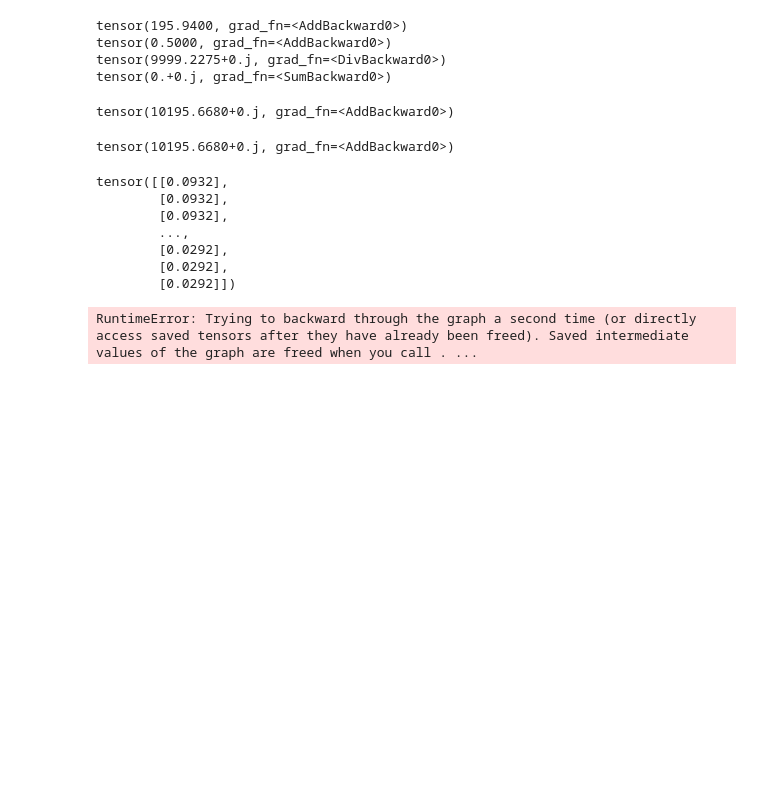
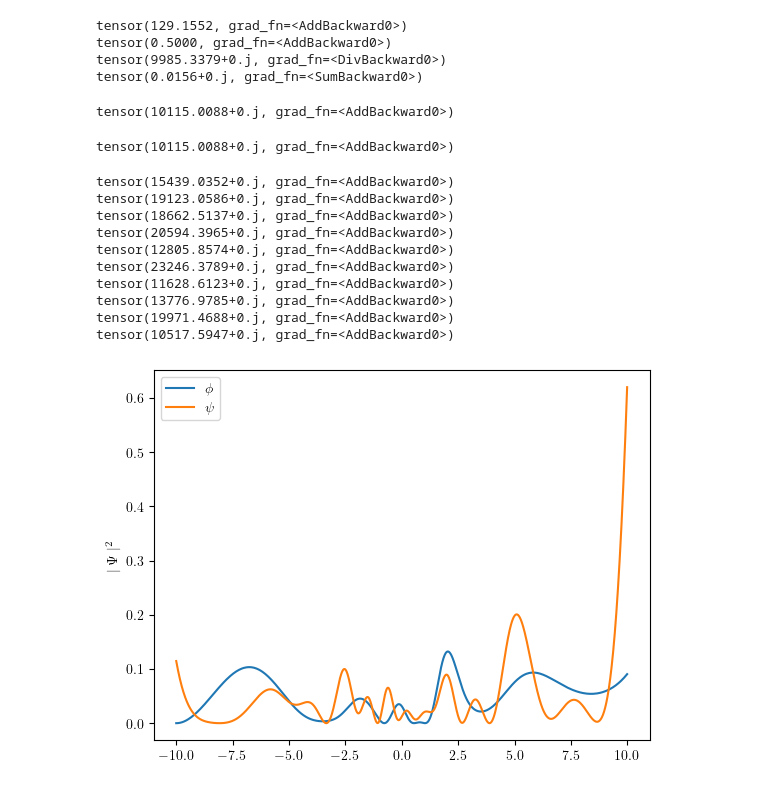
Before and after one commit to chrisculver/WessZumino, a Jupyter notebook: ML/wess_zumino.ipynb, the cells around one changed output. Drawn from its saved outputs; the diff is of its cells as text; code cells hidden in the pictures; blank space fills up the shorter version.

```diff
--- a/ML/wess_zumino.ipynb
+++ b/ML/wess_zumino.ipynb
@@ -167,32 +150,32 @@ def fermion_potential_energy(fermion_wf, boson_wf, inputs, delta, potential_prim
 # %%
 print(bosonic_kinetic_energy(phi, x, delta))
-print(boson_potential_energy(phi, x, delta, linear_potential))
+print(boson_potential_energy(phi, x, delta))
 print(fermion_kinetic_energy(psi, x, delta))
-print(fermion_potential_energy(psi, phi, x, delta, linear_potential_prime))
+print(fermion_potential_energy(psi, phi, x, delta))
 # %% [output]
-tensor(195.9400, grad_fn=<AddBackward0>)
+tensor(129.1552, grad_fn=<AddBackward0>)
 tensor(0.5000, grad_fn=<AddBackward0>)
-tensor(9999.2275+0.j, grad_fn=<DivBackward0>)
-tensor(0.+0.j, grad_fn=<SumBackward0>)
+tensor(9985.3379+0.j, grad_fn=<DivBackward0>)
+tensor(0.0156+0.j, grad_fn=<SumBackward0>)
 # %%
 print(bosonic_kinetic_energy(phi, x, delta) \
-    + boson_potential_energy(phi, x, delta, linear_potential) \
+    + boson_potential_energy(phi, x, delta) \
     + fermion_kinetic_energy(psi, x, delta) \
-    + fermion_potential_energy(psi, phi, x, delta, linear_potential_prime))
+    + fermion_potential_energy(psi, phi, x, delta))
 # %% [output]
-tensor(10195.6680+0.j, grad_fn=<AddBackward0>)
+tensor(10115.0088+0.j, grad_fn=<AddBackward0>)
 # %%
-def total_energy(boson_wf, fermion_wf, inputs, delta, potential, potential_prime):
+def total_energy(boson_wf, fermion_wf, inputs, delta):
     bosonKE = bosonic_kinetic_energy(boson_wf, inputs, delta)
-    bosonPE = boson_potential_energy(boson_wf, inputs, delta, potential)
+    bosonPE = boson_potential_energy(boson_wf, inputs, delta)
     fermionKE = fermion_kinetic_energy(fermion_wf, inputs, delta)
-    fermionPE = fermion_potential_energy(fermion_wf, boson_wf, inputs, delta, potential_prime)
+    fermionPE = fermion_potential_energy(fermion_wf, boson_wf, inputs, delta)
 
     return bosonKE + bosonPE + fermionKE + fermionPE
 # %%
-total_energy(phi, psi, x, delta, linear_potential, linear_potential_prime)
+total_energy(phi, psi, x, delta)
 # %% [output]
-tensor(10195.6680+0.j, grad_fn=<AddBackward0>)
+tensor(10115.0088+0.j, grad_fn=<AddBackward0>)
 # %%
 bosonOptimizer = torch.optim.Adam(phi.parameters(), lr=0.0001)
 fermionOptimizer = torch.optim.Adam(psi.parameters(), lr=0.0001)
@@ -201,26 +184,40 @@ bosonOptimizer.zero_grad()
 fermionOptimizer.zero_grad()
 
 # cant go up to 10000?
-for i in range(100):
+for i in range(1000):
     phi.update_norm(x)
     psi.update_norm(x)
 
-    energy=total_energy(phi,psi,x,delta,linear_potential,linear_potential_prime) # this is the loss!
+    energy=total_energy(phi,psi,x,delta) # this is the loss!
     energy.backward()
 
-    bosonOptimizer.step()
-    fermionOptimizer.step()
-    bosonOptimizer.zero_grad()
-    fermionOptimizer.zero_grad()
+    if i%2==0:
+        bosonOptimizer.step()
+        bosonOptimizer.zero_grad()
+    else:
+        fermionOptimizer.step()
+        fermionOptimizer.zero_grad()
 
-    if i%1==0:
+    if i%100==0:
         print(energy)
 # %% [output]
-tensor([[0.0932],
-        [0.0932],
-        [0.0932],
-        ...,
-        [0.0292],
-        [0.0292],
-        [0.0292]])
+tensor(15439.0352+0.j, grad_fn=<AddBackward0>)
+tensor(19123.0586+0.j, grad_fn=<AddBackward0>)
+tensor(18662.5137+0.j, grad_fn=<AddBackward0>)
+tensor(20594.3965+0.j, grad_fn=<AddBackward0>)
+tensor(12805.8574+0.j, grad_fn=<AddBackward0>)
+tensor(23246.3789+0.j, grad_fn=<AddBackward0>)
+tensor(11628.6123+0.j, grad_fn=<AddBackward0>)
+tensor(13776.9785+0.j, grad_fn=<AddBackward0>)
+tensor(19971.4688+0.j, grad_fn=<AddBackward0>)
+tensor(10517.5947+0.j, grad_fn=<AddBackward0>)
-RuntimeError: Trying to backward through the graph a second time (or directly access saved tensors after they have already been freed). Saved intermediate values of the graph are freed when you call . ...
+# %%
+phi_y = phi(x)
+psi_y = psi(x)
+plt.plot(x.detach().numpy(), (phi_y**2).detach().numpy(), label=r'$\phi$')
+plt.plot(x.detach().numpy(), (psi_y.conj()*psi_y).detach().numpy(), label=r'$\psi$')
+plt.ylabel(r'$\mid\Psi\mid^2$')
+plt.legend()
+plt.show()
+# %% [output]
+[figure, added]
```
Also changed, not shown: parts of 6 cells of this notebook, 2 other files.
